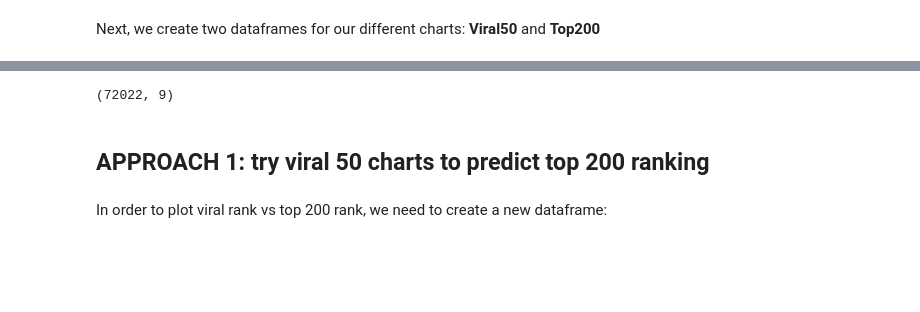
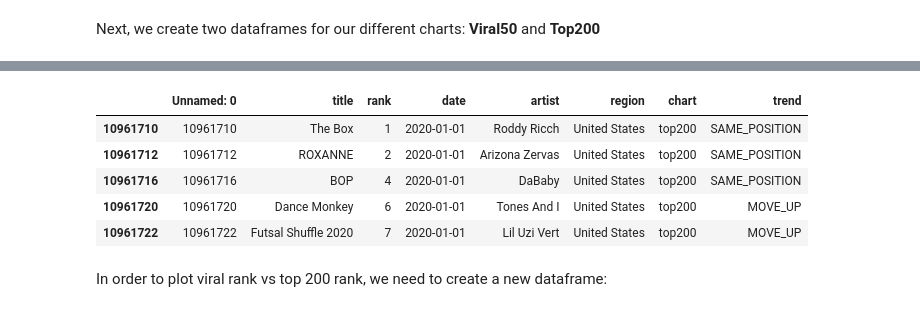
Before and after one commit to Falk358/data_science, a Jupyter notebook: project/02_exploratory_data_analysis.ipynb, the cells around one changed output, grey strips where cells are left out. Cells and saved outputs as stored; diff of their text form; code cells hidden in the pictures; blank space fills up the shorter version.

```diff
--- a/project/02_exploratory_data_analysis.ipynb
+++ b/project/02_exploratory_data_analysis.ipynb
@@ -75,10 +77,13 @@ viral_50.head()
 # %%
 top_200 = usable_title_df[usable_title_df["chart"] == "top200"]
-top_200.shape
+top_200.head()
 # %% [output]
-(72022, 9)
+|  | Unnamed: 0 | title | rank | date | artist | region | chart | trend |
+| 10961710 | 10961710 | The Box | 1 | 2020-01-01 | Roddy Ricch | United States | top200 | SAME_POSITION |
+| 10961712 | 10961712 | ROXANNE | 2 | 2020-01-01 | Arizona Zervas | United States | top200 | SAME_POSITION |
+| 10961716 | 10961716 | BOP | 4 | 2020-01-01 | DaBaby | United States | top200 | SAME_POSITION |
+| 10961720 | 10961720 | Dance Monkey | 6 | 2020-01-01 | Tones And I | United States | top200 | MOVE_UP |
+| 10961722 | 10961722 | Futsal Shuffle 2020 | 7 | 2020-01-01 | Lil Uzi Vert | United States | top200 | MOVE_UP |
-# %% [markdown]
-## APPROACH 1: try viral 50 charts to predict top 200 ranking
 # %% [markdown]
 In order to plot viral rank vs top 200 rank, we need to create a new dataframe:
 # %%
```
Also changed, not shown: parts of 21 cells of this notebook, 2 other files.
